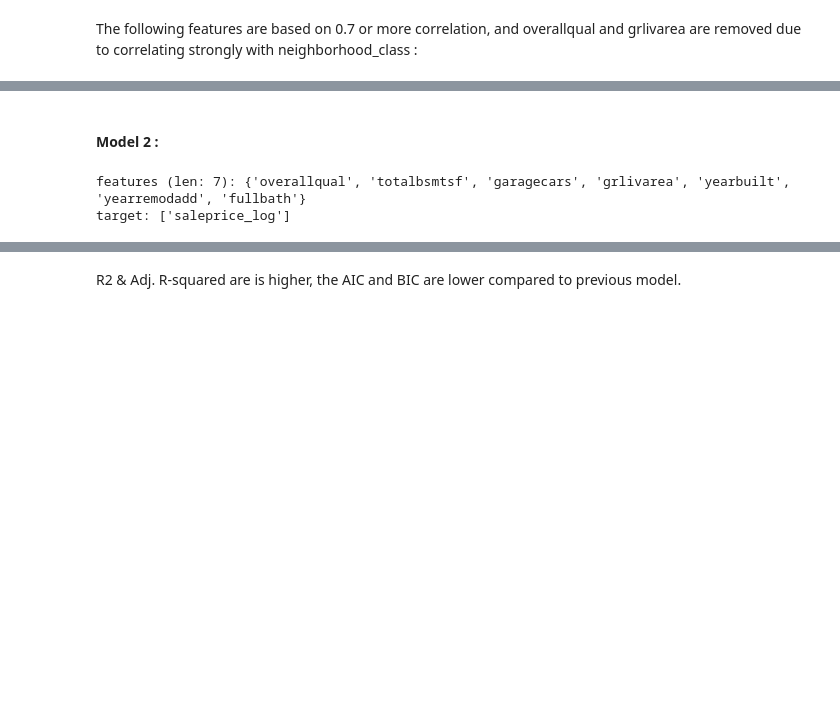
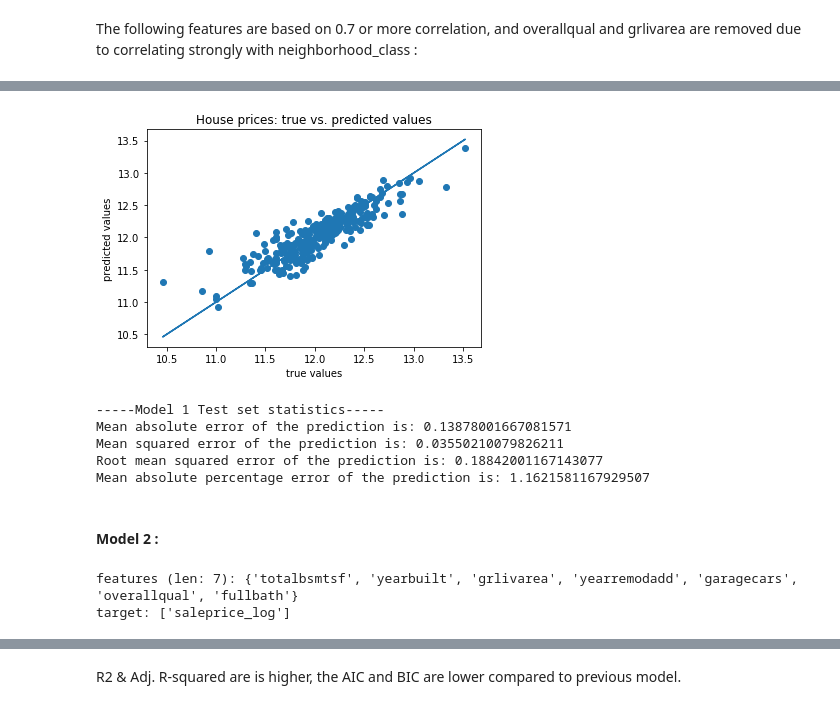
Before and after one commit to rajinigurijala/Thinkful, a Jupyter notebook: HPChallenge.ipynb, the cells around one changed output, grey strips where cells are left out. Drawn from its saved outputs; the diff is of its cells as text; code cells hidden in the pictures; blank space fills up the shorter version.

```diff
--- a/HPChallenge.ipynb
+++ b/HPChallenge.ipynb
@@ -569,6 +540,31 @@ Warnings:
 [1] Standard Errors assume that the covariance matrix of the errors is correctly specified.
 [2] The condition number is large, 7.49e+03. This might indicate that there are
 strong multicollinearity or other numerical problems.
+# %%
+# predict house prices using test set
+y_preds = results_1.predict(X_test)
+
+# plot results against actual values
+plt.scatter(y_test, y_preds)
+plt.plot(y_test, y_test)
+plt.xlabel("true values")
+plt.ylabel("predicted values")
+plt.title("House prices: true vs. predicted values")
+plt.show()
+# %% [output]
+[figure, added]
+# %%
+print("-----Model 1 Test set statistics-----")
+print("Mean absolute error of the prediction is: {}".format(mean_absolute_error(y_test, y_preds)))
+print("Mean squared error of the prediction is: {}".format(mse(y_test, y_preds)))
+print("Root mean squared error of the prediction is: {}".format(rmse(y_test, y_preds)))
+print("Mean absolute percentage error of the prediction is: {}".format(np.mean(np.abs((y_test - y_preds) / y_test)) * 100))
+# %% [output]
+-----Model 1 Test set statistics-----
+Mean absolute error of the prediction is: 0.13878001667081571
+Mean squared error of the prediction is: 0.03550210079826211
+Root mean squared error of the prediction is: 0.18842001167143077
+Mean absolute percentage error of the prediction is: 1.1621581167929507
 # %% [markdown]
 #### Model 2 :
 # %%
@@ -576,12 +572,12 @@ strong multicollinearity or other numerical problems.
 features_2 = ['saleprice','overallqual','grlivarea','garagecars', 'totalbsmtsf', 'fullbath','yearbuilt', 'yearremodadd']
 temp_df = house_prices_df[features_2]
 
-X, Y = log_prep(temp_df)
+X, Y = log_transform(temp_df)
 
 X = sm.add_constant(X)
 
 X_train, X_test, y_train, y_test = train_test_split(X, Y, test_size = 0.2, random_state = 465)
 # %% [output]
-features (len: 7): {'overallqual', 'totalbsmtsf', 'garagecars', 'grlivarea', 'yearbuilt', 'yearremodadd', 'fullbath'}
+features (len: 7): {'totalbsmtsf', 'yearbuilt', 'grlivarea', 'yearremodadd', 'garagecars', 'overallqual', 'fullbath'}
 target: ['saleprice_log']
 # %%
```
Also changed, not shown: parts of 28 cells of this notebook.
